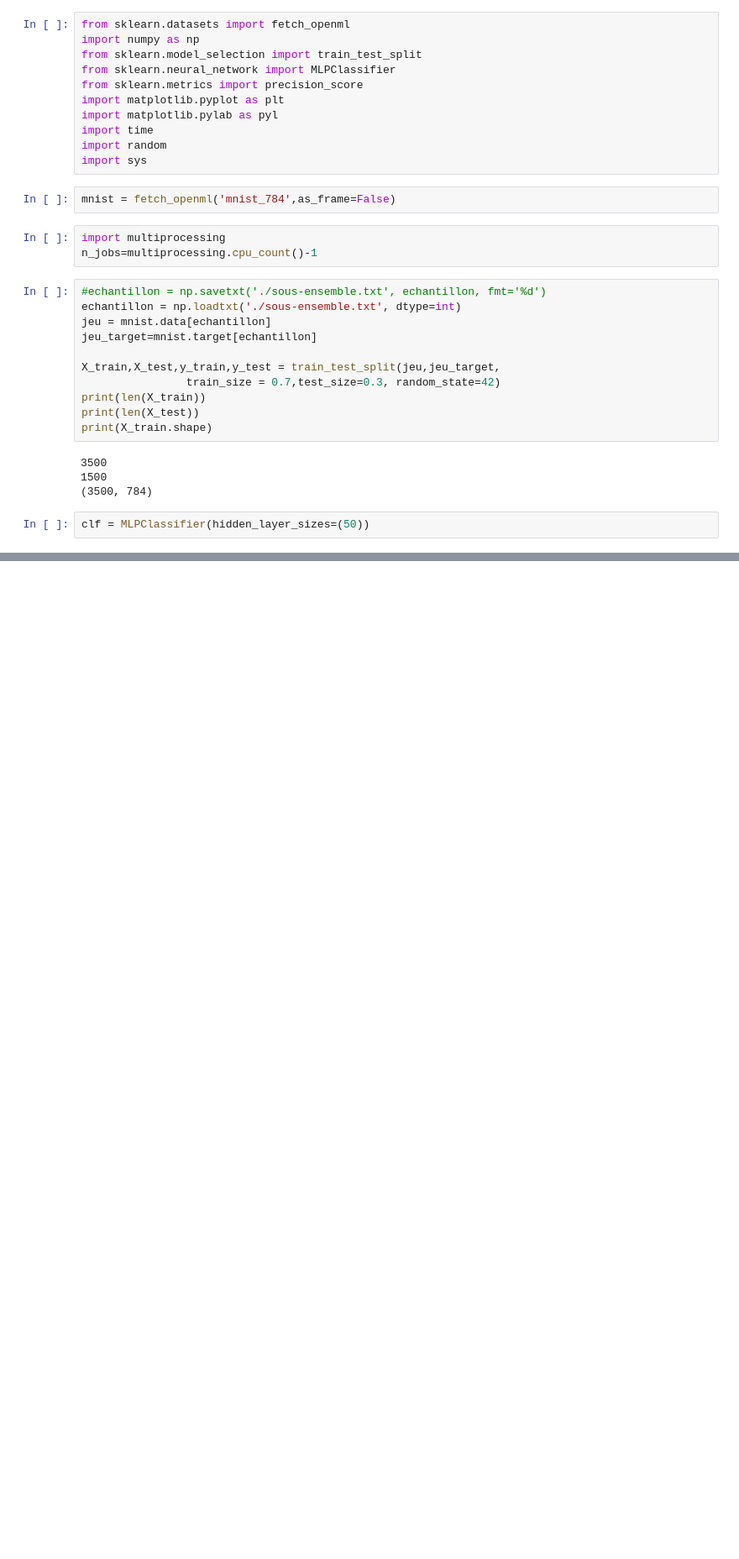
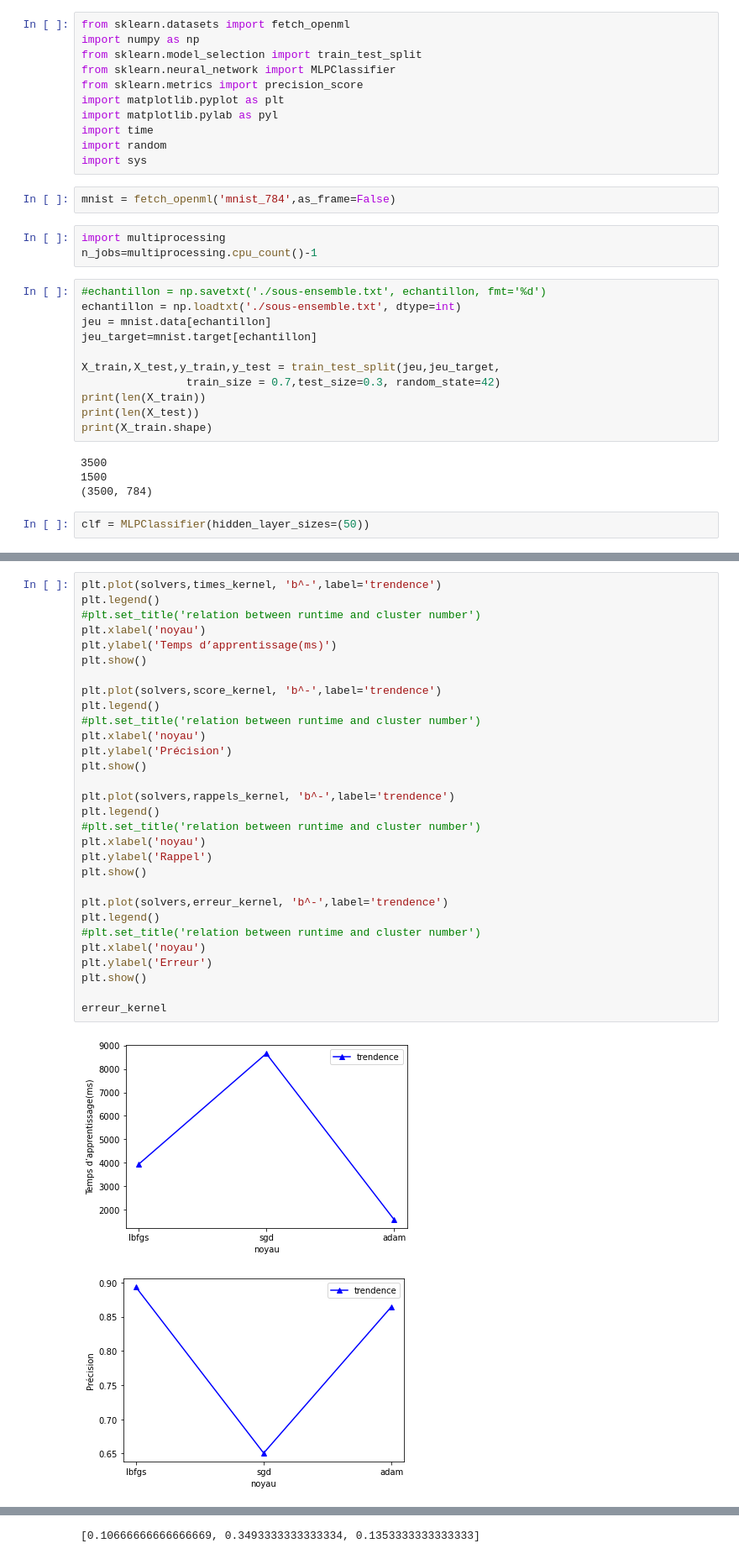
Before and after one commit to iattach/TP_Apprentissage_Sup, a Jupyter notebook: TP2-sample.ipynb, the cells around one changed output, grey strips where cells are left out. Shown at 84% size. Cells and saved outputs as stored; diff of their text form; blank space fills up the shorter version.

```diff
--- a/TP2-sample.ipynb
+++ b/TP2-sample.ipynb
@@ -131,0 +175,33 @@ for i in range(1,11):
+# %%
+plt.plot(solvers,times_kernel, 'b^-',label='trendence')
+plt.legend()
+#plt.set_title('relation between runtime and cluster number')
+plt.xlabel('noyau')
+plt.ylabel('Temps d’apprentissage(ms)')
+plt.show()
+
+plt.plot(solvers,score_kernel, 'b^-',label='trendence')
+plt.legend()
+#plt.set_title('relation between runtime and cluster number')
+plt.xlabel('noyau')
+plt.ylabel('Précision')
+plt.show()
+
+plt.plot(solvers,rappels_kernel, 'b^-',label='trendence')
+plt.legend()
+#plt.set_title('relation between runtime and cluster number')
+plt.xlabel('noyau')
+plt.ylabel('Rappel')
+plt.show()
+
+plt.plot(solvers,erreur_kernel, 'b^-',label='trendence')
+plt.legend()
+#plt.set_title('relation between runtime and cluster number')
+plt.xlabel('noyau')
+plt.ylabel('Erreur')
+plt.show()
+
+erreur_kernel
+# %% [output]
+[figure, added]
+[figure, added]
@@ -131,0 +210 @@ for i in range(1,11):
+[0.10666666666666669, 0.3493333333333334, 0.1353333333333333]
```
Also changed, not shown: parts of 12 cells of this notebook.
